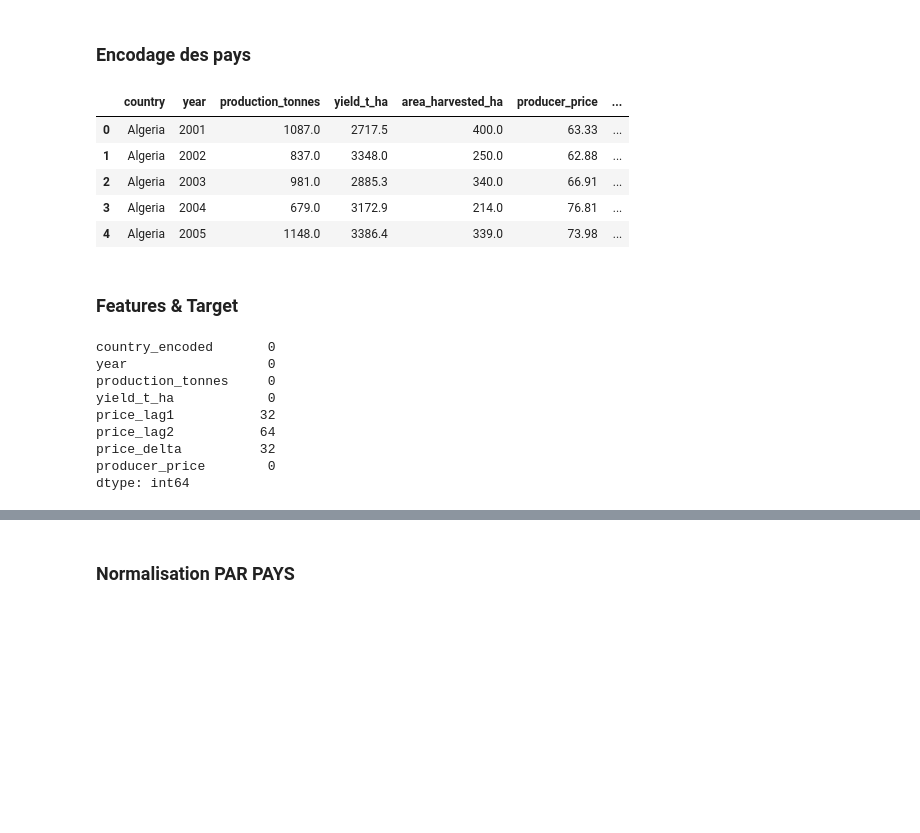
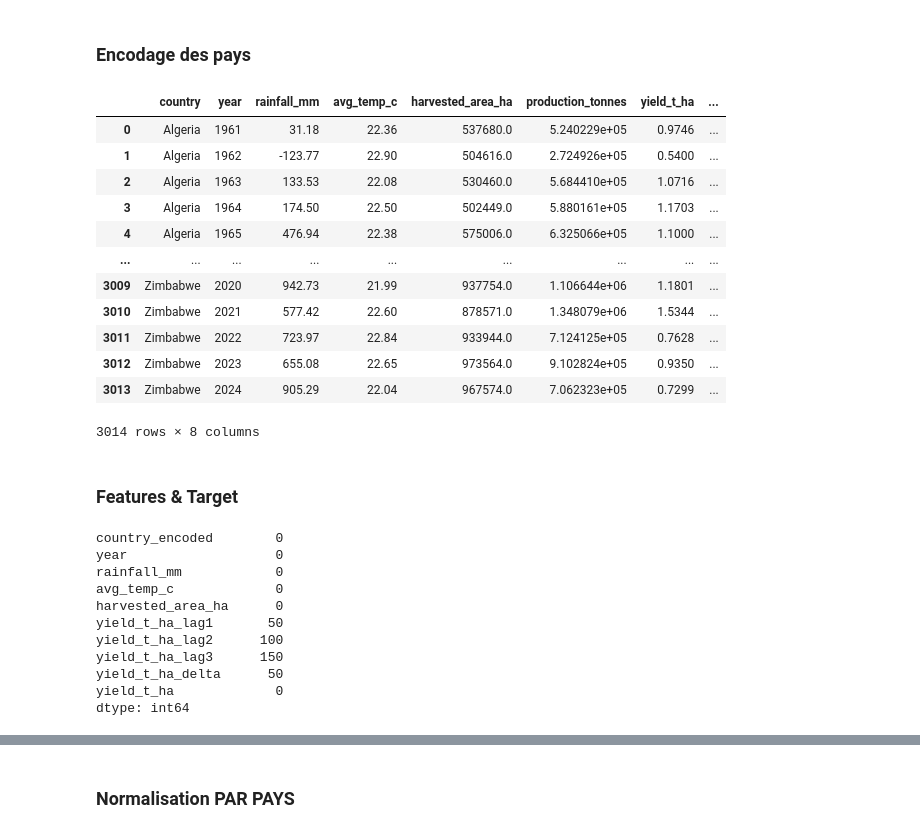
Before and after one commit to Manos2605/maize_africa, a Jupyter notebook: LSTM_Prediction.ipynb, the cells around one changed output, grey strips where cells are left out. Cells and saved outputs as stored; diff of their text form; code cells hidden in the pictures; blank space fills up the shorter version.

```diff
--- a/LSTM_Prediction.ipynb
+++ b/LSTM_Prediction.ipynb
@@ -26,7 +26,7 @@ Device: cpu
 # %% [markdown]
 ## 1. Chargement et Exploration des Données
 # %%
-dataset = pd.read_csv("./data/maize_final.csv")
+dataset = pd.read_csv("./data/maize_dataset_africa_full.csv")
 print(len(dataset))
 dataset.head()
 # %% [output]
@@ -55,46 +55,58 @@ plt.show()
 # %%
 encoder = LabelEncoder()
 dataset["country_encoded"] = encoder.fit_transform(dataset["country"])
-dataset.head()
+dataset
 # %% [output]
-|  | country | year | production_tonnes | yield_t_ha | area_harvested_ha | producer_price | ... |
-| 0 | Algeria | 2001 | 1087.0 | 2717.5 | 400.0 | 63.33 | ... |
-| 1 | Algeria | 2002 | 837.0 | 3348.0 | 250.0 | 62.88 | ... |
-| 2 | Algeria | 2003 | 981.0 | 2885.3 | 340.0 | 66.91 | ... |
-| 3 | Algeria | 2004 | 679.0 | 3172.9 | 214.0 | 76.81 | ... |
-| 4 | Algeria | 2005 | 1148.0 | 3386.4 | 339.0 | 73.98 | ... |
+|  | country | year | rainfall_mm | avg_temp_c | harvested_area_ha | production_tonnes | yield_t_ha | ... |
+| 0 | Algeria | 1961 | 31.18 | 22.36 | 537680.0 | 5.240229e+05 | 0.9746 | ... |
+| 1 | Algeria | 1962 | -123.77 | 22.90 | 504616.0 | 2.724926e+05 | 0.5400 | ... |
+| 2 | Algeria | 1963 | 133.53 | 22.08 | 530460.0 | 5.684410e+05 | 1.0716 | ... |
+| 3 | Algeria | 1964 | 174.50 | 22.50 | 502449.0 | 5.880161e+05 | 1.1703 | ... |
+| 4 | Algeria | 1965 | 476.94 | 22.38 | 575006.0 | 6.325066e+05 | 1.1000 | ... |
+| ... | ... | ... | ... | ... | ... | ... | ... | ... |
+| 3009 | Zimbabwe | 2020 | 942.73 | 21.99 | 937754.0 | 1.106644e+06 | 1.1801 | ... |
+| 3010 | Zimbabwe | 2021 | 577.42 | 22.60 | 878571.0 | 1.348079e+06 | 1.5344 | ... |
+| 3011 | Zimbabwe | 2022 | 723.97 | 22.84 | 933944.0 | 7.124125e+05 | 0.7628 | ... |
+| 3012 | Zimbabwe | 2023 | 655.08 | 22.65 | 973564.0 | 9.102824e+05 | 0.9350 | ... |
+| 3013 | Zimbabwe | 2024 | 905.29 | 22.04 | 967574.0 | 7.062323e+05 | 0.7299 | ... |
+3014 rows × 8 columns
 # %% [markdown]
 ### Features & Target
 # %%
 dataset = dataset.sort_values(["country", "year"])
-dataset["price_lag1"] = dataset.groupby("country")["producer_price"].shift(1)
-dataset["price_lag2"] = dataset.groupby("country")["producer_price"].shift(2)
+dataset["yield_t_ha_lag1"] = dataset.groupby("country")["yield_t_ha"].shift(1)
+dataset["yield_t_ha_lag2"] = dataset.groupby("country")["yield_t_ha"].shift(2)
+dataset["yield_t_ha_lag3"] = dataset.groupby("country")["yield_t_ha"].shift(3)
 
-# Variation annuelle du prix (momentum)
-dataset["price_delta"] = dataset.groupby("country")["producer_price"].diff()
+# Variation annuelle du rendement (momentum)
+dataset["yield_t_ha_delta"] = dataset.groupby("country")["yield_t_ha"].diff()
 
 features = [
     "country_encoded",
     "year",
-    "production_tonnes",
-    "yield_t_ha",
-    "price_lag1",    # année précédente
-    "price_lag2",    # il y a 2 ans
-    "price_delta",   # variation annuelle
+    "rainfall_mm",
+    "avg_temp_c",
+    "harvested_area_ha",
+    "yield_t_ha_lag1",  # année précédente
+    "yield_t_ha_lag2",  # il y a 2 ans
+    "yield_t_ha_lag3",  # il y a 3 ans
+    "yield_t_ha_delta",   # variation annuelle
 ]
 
-target = "producer_price"
+target = "yield_t_ha"
 
 print(dataset[features + [target]].isna().sum())
 # %% [output]
-country_encoded       0
-year                  0
-production_tonnes     0
-yield_t_ha            0
-price_lag1           32
-price_lag2           64
-price_delta          32
-producer_price        0
+country_encoded        0
+year                   0
+rainfall_mm            0
+avg_temp_c             0
+harvested_area_ha      0
+yield_t_ha_lag1       50
+yield_t_ha_lag2      100
+yield_t_ha_lag3      150
+yield_t_ha_delta      50
+yield_t_ha             0
 dtype: int64
 # %%
 dataset = dataset.groupby("country", group_keys=False).apply(
```
Also changed, not shown: parts of 16 cells of this notebook, 10 other files.
